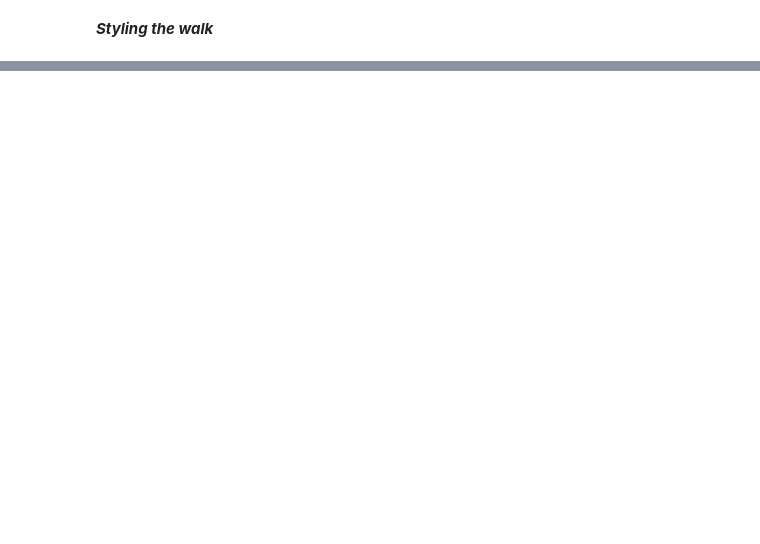
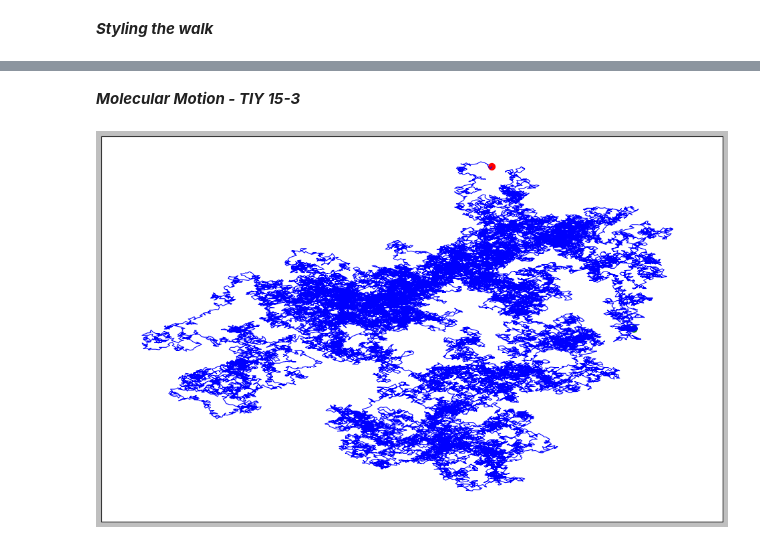
Before and after one commit to JCraveiro13/Python-Repository, a Jupyter notebook: Python_CrashCourse_Project2.ipynb, the cells around one changed output, grey strips where cells are left out. Cells and saved outputs as stored; diff of their text form; code cells hidden in the pictures; blank space fills up the shorter version.

```diff
--- a/Python_CrashCourse_Project2.ipynb
+++ b/Python_CrashCourse_Project2.ipynb
@@ -345,0 +348,23 @@ while True:
+# %% [markdown]
+***Molecular Motion - TIY 15-3***
+# %%
+    # Make a random walk
+rw = RandomWalk(50000)
+rw.fill_walk()
+
+    #Plot the points in the walk
+plt.style.use('classic')
+fig, ax = plt.subplots(figsize = (15, 9))
+point_numbers = range(rw.num_points)
+ax.plot(rw.x_values, rw.y_values, linewidth = 1)
+
+    # Emphasize the first and last point in the walk.
+ax.scatter(0, 0, c = 'green', edgecolors = 'none', s = 100)
+ax.scatter(rw.x_values[-1], rw.y_values[-1], c = 'red', edgecolors = 'none', s = 100)
+
+    # Remove the axes
+ax.get_xaxis().set_visible(False)
+ax.get_yaxis().set_visible(False)
+plt.show()
+# %% [output]
+[figure, added]
```
Also changed, not shown: parts of 6 cells of this notebook.
